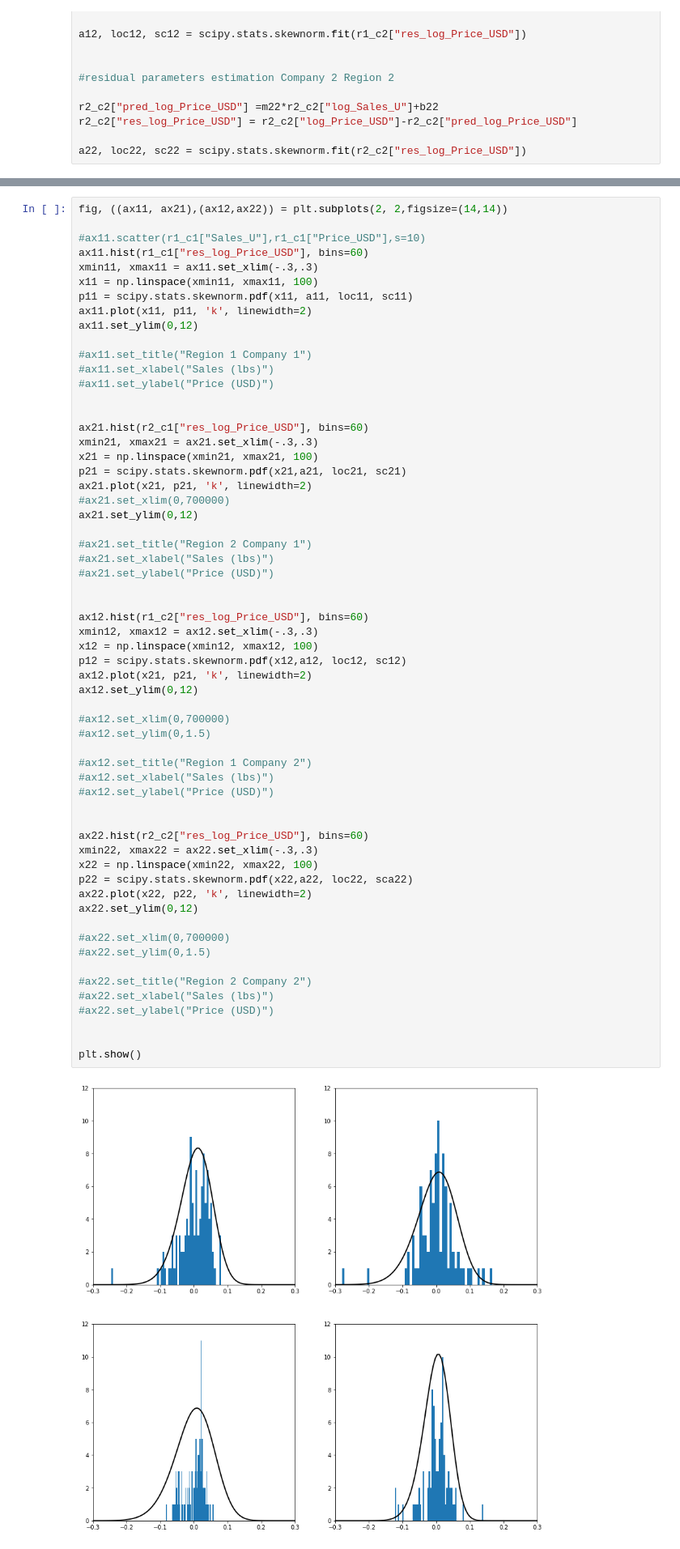
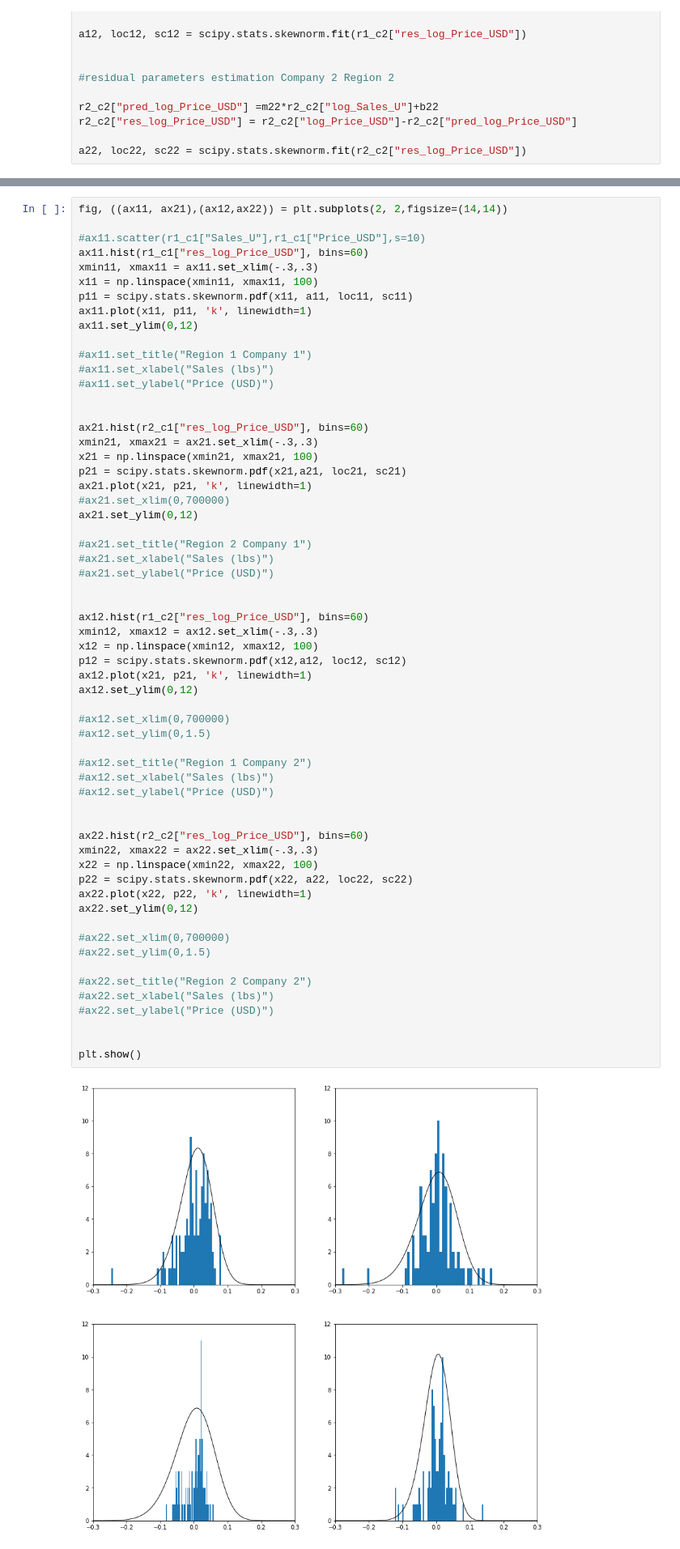
Before and after one commit to hinojosaad/Damavis-Challenge, a Jupyter notebook: Damavis Data Science Challenge.ipynb, the cells around one changed output, grey strips where cells are left out. Shown at 81% size. Cells and saved outputs as stored; diff of their text form.

```diff
--- a/Damavis Data Science Challenge.ipynb
+++ b/Damavis Data Science Challenge.ipynb
@@ -665,7 +667,7 @@ ax11.hist(r1_c1["res_log_Price_USD"], bins=60)
 xmin11, xmax11 = ax11.set_xlim(-.3,.3)
 x11 = np.linspace(xmin11, xmax11, 100)
 p11 = scipy.stats.skewnorm.pdf(x11, a11, loc11, sc11)
-ax11.plot(x11, p11, 'k', linewidth=2)
+ax11.plot(x11, p11, 'k', linewidth=1)
 ax11.set_ylim(0,12)
 
 #ax11.set_title("Region 1 Company 1")
@@ -677,7 +679,7 @@ ax21.hist(r2_c1["res_log_Price_USD"], bins=60)
 xmin21, xmax21 = ax21.set_xlim(-.3,.3)
 x21 = np.linspace(xmin21, xmax21, 100)
 p21 = scipy.stats.skewnorm.pdf(x21,a21, loc21, sc21)
-ax21.plot(x21, p21, 'k', linewidth=2)
+ax21.plot(x21, p21, 'k', linewidth=1)
 #ax21.set_xlim(0,700000)
 ax21.set_ylim(0,12)
 
@@ -688,34 +690,34 @@ ax21.set_ylim(0,12)
 
 ax12.hist(r1_c2["res_log_Price_USD"], bins=60)
 xmin12, xmax12 = ax12.set_xlim(-.3,.3)
 x12 = np.linspace(xmin12, xmax12, 100)
 p12 = scipy.stats.skewnorm.pdf(x12,a12, loc12, sc12)
-ax12.plot(x21, p21, 'k', linewidth=2)
+ax12.plot(x21, p21, 'k', linewidth=1)
 ax12.set_ylim(0,12)
 
 #ax12.set_xlim(0,700000)
 #ax12.set_ylim(0,1.5)
 
 #ax12.set_title("Region 1 Company 2")
 #ax12.set_xlabel("Sales (lbs)")
 #ax12.set_ylabel("Price (USD)")
 
 
 ax22.hist(r2_c2["res_log_Price_USD"], bins=60)
 xmin22, xmax22 = ax22.set_xlim(-.3,.3)
 x22 = np.linspace(xmin22, xmax22, 100)
-p22 = scipy.stats.skewnorm.pdf(x22,a22, loc22, sca22)
-ax22.plot(x22, p22, 'k', linewidth=2)
+p22 = scipy.stats.skewnorm.pdf(x22, a22, loc22, sc22)
+ax22.plot(x22, p22, 'k', linewidth=1)
 ax22.set_ylim(0,12)
 
 #ax22.set_xlim(0,700000)
 #ax22.set_ylim(0,1.5)
 
 #ax22.set_title("Region 2 Company 2")
 #ax22.set_xlabel("Sales (lbs)")
 #ax22.set_ylabel("Price (USD)")
 
 
 plt.show()
 # %% [output]
-[figure, old version]
+[figure, new version]
```
Also changed, not shown: parts of 12 cells of this notebook.
